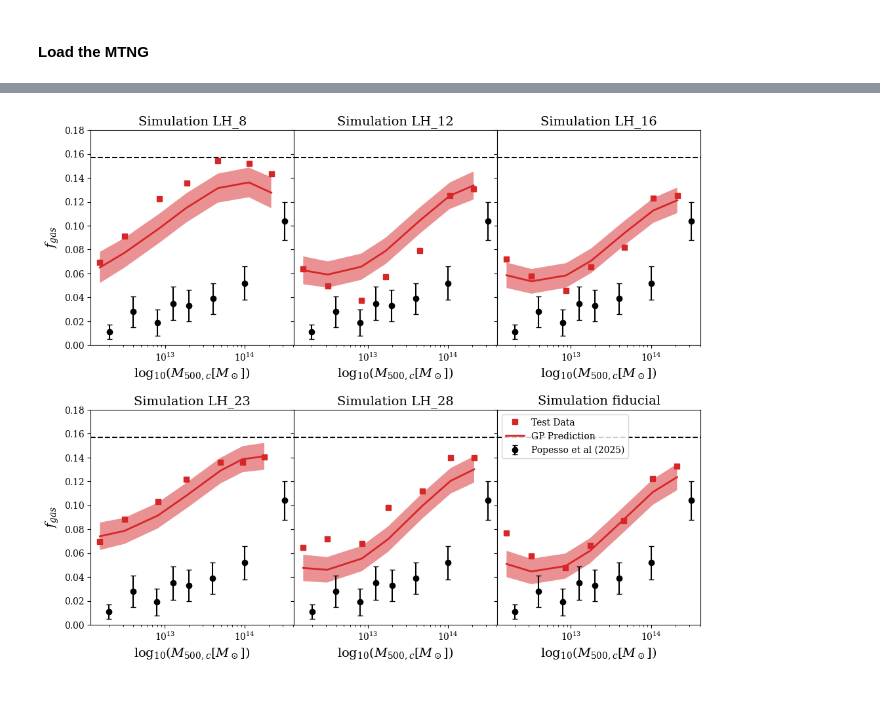
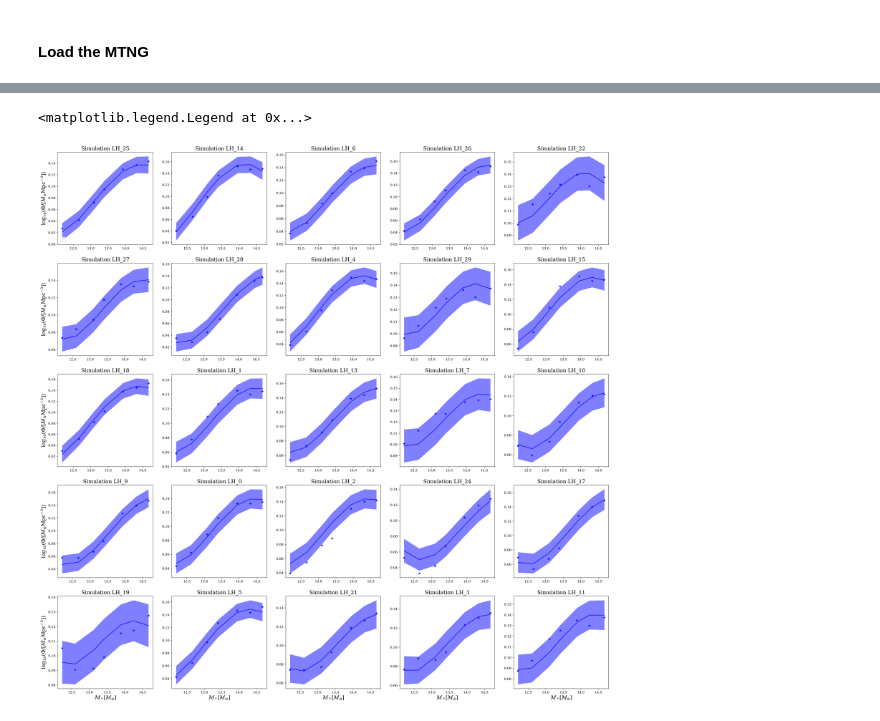
Before and after one commit to fgmaion/MTNG-resims, a Jupyter notebook: Notebooks/GP_fgas.ipynb, the cells around one changed output, grey strips where cells are left out. Cells and saved outputs as stored; diff of their text form; code cells hidden in the pictures.

Commit message:
Important changes to gaussian process emulation

```diff
--- a/Notebooks/GP_fgas.ipynb
+++ b/Notebooks/GP_fgas.ipynb
@@ -185,2 +181,7 @@ train_y = torch.asarray(fgas_global, dtype=torch.float)
+# %%
+
+# initialize likelihood and model
+likelihood = gpytorch.likelihoods.GaussianLikelihood(noise_constraint=gpytorch.constraints.GreaterThan(1e-5))
+model = fgas_Model(train_x, train_y, likelihood)
 # %%
 torch.set_num_threads(8)
@@ -240,12 +188,6 @@ model = ExactGPModel(train_x, train_y, likelihood)
 # %%
-# this is for running the notebook in our testing framework
-import os
-import copy
-smoke_test = ('CI' in os.environ)
-#training_iter = 2 if smoke_test else 200
-
 n_restarts = 200
-steps_per_restart = 20
+steps_per_restart = 50
 
 best_state = None
 best_loss = float('inf')
@@ -254,7 +196,7 @@ for r in range(n_restarts):
     print(f"\n=== Restart {r+1}/{n_restarts} ===")
     model.initialize()
 
-    # Find optimal model hyperparameters
+    # Find optimal model_fgas hyperparameters
     model.train()
     likelihood.train()
 
@@ -288,5 +230,9 @@ for r in range(n_restarts):
             'model': copy.deepcopy(model.state_dict()),
             'likelihood': copy.deepcopy(likelihood.state_dict()),
         }
+
+# ---- restore best ----
+model.load_state_dict(best_state['model'])
+likelihood.load_state_dict(best_state['likelihood'])
 # %% [output]
 === Restart 1/200 ===
@@ -532,50 +289,32 @@ with torch.no_grad(), gpytorch.settings.fast_pred_var():
 # %%
 with torch.no_grad(), gpytorch.settings.fast_pred_var():
     # Initialize plot
-    f, ax = plt.subplots(2, 3, figsize=(12, 10), dpi=100, sharey=True)
+    f, ax = plt.subplots(5, 5, figsize=(30, 30), dpi=150)
 
-    for i in range(2):
-        for j in range(3):
-            ax[i,j].set_xlabel("$\log_{10}(M_{500,c} [M_\odot])$", fontsize=14)
+    for i in range(5):
+        for j in range(5):
+            test_x = torch.asarray(pars(train_sel[5*i+j], np.log10(zoom_fgas[name_list[train_sel[5*i+j]]]['m500c'][0])), dtype=torch.float)
+            observed_pred = likelihood(model(torch.asarray(test_x, dtype=torch.float)))
+
+            ax[i,j].set_title('Simulation {:s}'.format(name_list[train_sel[5*i+j]]), fontsize=16)
+
             if j==0:
-                ax[i,j].set_ylabel(r"$f_{gas}$", fontsize=14)
-
-            ax[i,j].set_ylim(0, 0.18)
-            ax[i,j].axhline(y=0.157, color='k', ls='--', alpha=1)
-            ax[i,j].set_xscale("log")
-            ax[i,j].errorbar(
-                10**(m500_pp),
-                fgas_pp,
-                yerr=err_pp, # Error bars show the observation uncertainty
-                fmt='o',
-                color='k',
-                capsize=3,
-                zorder=3, # Bring to front
-                label='Popesso et al (2025)'
-                )
-
-            ax[i,j].set_title("Simulation {}".format(name_list[test_sel[3*i+j]]), fontsize=14)
-
-            test_x = torch.asarray(pars(test_sel[3*i+j], np.log10(zoom_fgas[name_list[test_sel[3*i+j]]]['m500c'][0])), dtype=torch.float)
-            observed_pred = likelihood(model(torch.asarray(test_x, dtype=torch.float)))
+                ax[i,j].set_ylabel('$\log_{10}(\Phi/[M_{\odot}\mathrm{Mpc}^{-3}])$', fontsize=16)
+            if i==4:
+                ax[i,j].set_xlabel('$M_*[M_{\odot}]$', fontsize=16)
 
             # Get upper and lower confidence bounds
             lower, upper = observed_pred.confidence_region()
-            # Plot test data as black stars
-            ax[i,j].plot(zoom_fgas[name_list[test_sel[3*i+j]]]['m500c'][0],
-                        zoom_fgas[name_list[test_sel[3*i+j]]]['f_gas'][0],
-                        color='C3',
-                        marker='s',
-                        ms=6,
-                        ls='',
-                        label='Test Data')
+            # Plot training data as black stars
+            ax[i,j].plot(np.log10(zoom_fgas[name_list[train_sel[5*i+j]]]['m500c'][0]), zoom_fgas[name_list[train_sel[5*i+j]]]['f_gas'][0], 'b*')
 
-            ax[i,j].plot(10**(test_x[:,0]), observed_pred.mean.numpy(), 'C3', lw=2, label='GP Prediction')
-            ax[i,j].fill_between(10**(test_x[:,0].numpy()), observed_pred.mean.numpy()-observed_pred.stddev.numpy(), observed_pred.mean.numpy()+observed_pred.stddev.numpy(), color='C3', alpha=0.5, edgecolor=None)
+            # Plot predictive means as blue line
+        #    for i in range(10):
+        #        ax.plot(mstar_test, smf_test.sample().numpy(), 'b', ls='--', lw=0.5)
+            ax[i,j].plot(test_x[:,0], observed_pred.mean.numpy(), 'b')
 
-    plt.subplots_adjust(wspace=0, hspace=0.3)
+            # Shade between the lower and upper confidence bounds
+            ax[i,j].fill_between(test_x[:,0].numpy(), observed_pred.mean.numpy()-observed_pred.stddev.numpy(), observed_pred.mean.numpy()+observed_pred.stddev.numpy(), color='b', alpha=0.5, edgecolor=None)
 
-ax[1,2].legend(loc='upper left', fontsize=10)
-
-plt.savefig("/cosmos_storage/home/fgmaion/MTNG-resims/results/testing_plots/fgas_test.pdf", bbox_inches='tight')
+ax[0,0].legend(loc='lower left', fontsize=18)
 # %% [output]
@@ -582 +322,2 @@ plt.savefig("/cosmos_storage/home/fgmaion/MTNG-resims/results/testing_plots/fgas
+<matplotlib.legend.Legend at 0x...>
-[figure, old version]
+[figure, new version]
```
Also changed, not shown: parts of 51 cells of this notebook, 3 other files.
